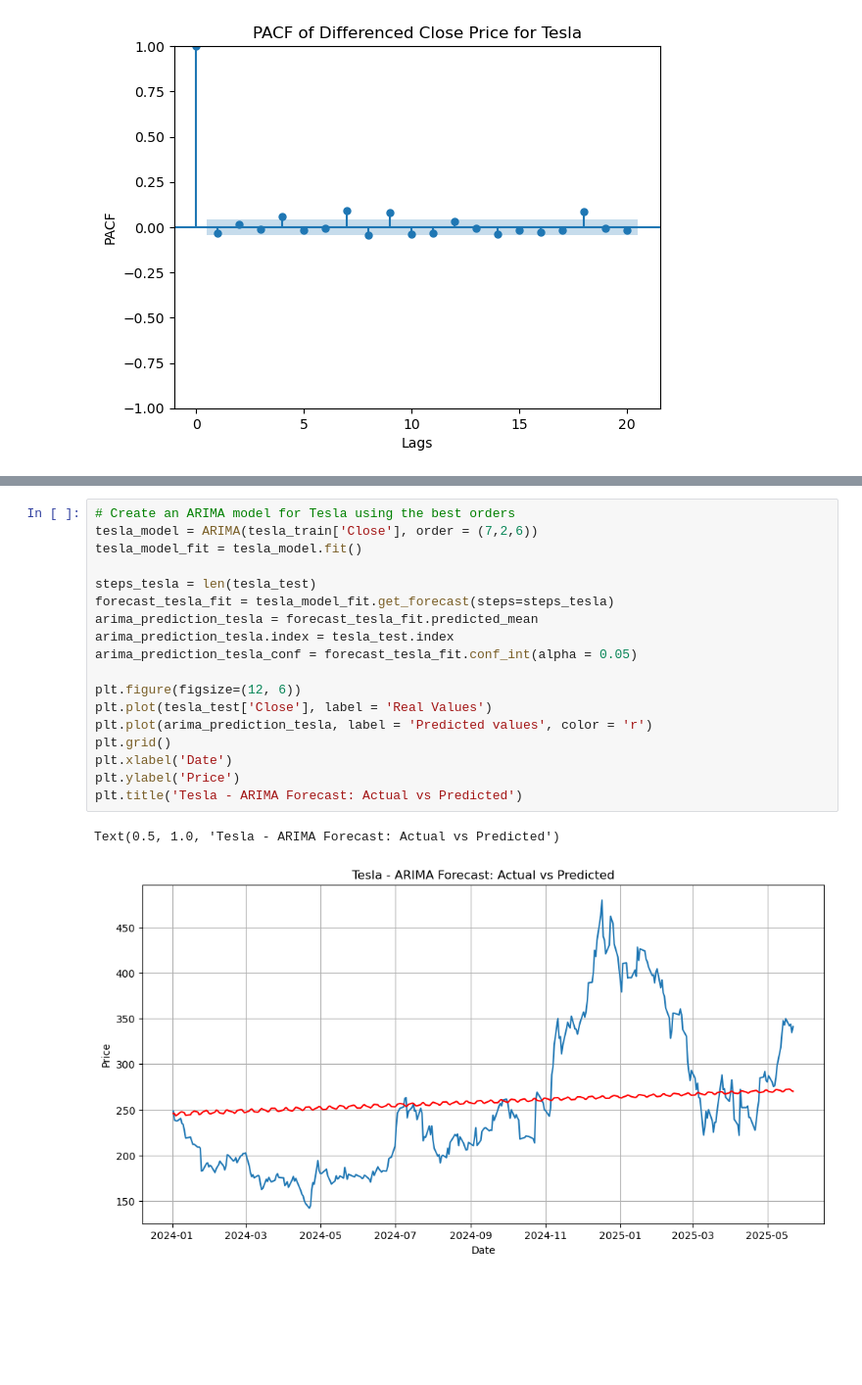
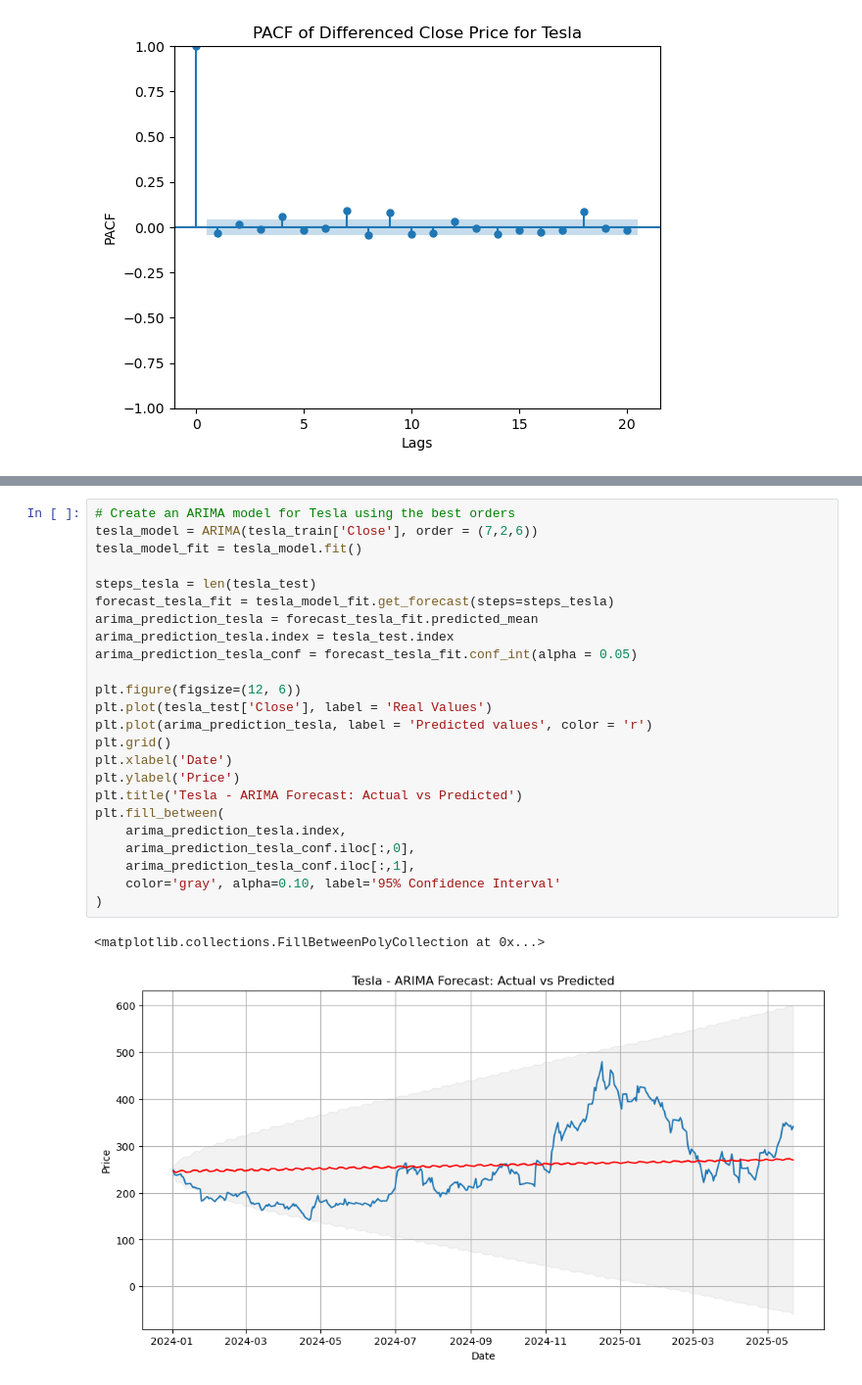
Before and after one commit to pe5kataa/LSTM---ARIMA---Prophet, a Jupyter notebook: 2.1_ARIMA.ipynb, the cells around one changed output, grey strips where cells are left out. Shown at 98% size. Drawn from its saved outputs; the diff is of its cells as text; blank space fills up the shorter version.

```diff
--- a/2.1_ARIMA.ipynb
+++ b/2.1_ARIMA.ipynb
@@ -223,24 +221,30 @@ Best model MAPE is (6, 1, 4) with MAPE: 0.237467987382078
 # %%
 # Create an ARIMA model for Tesla using the best orders
 tesla_model = ARIMA(tesla_train['Close'], order = (7,2,6))
 tesla_model_fit = tesla_model.fit()
 
 steps_tesla = len(tesla_test)
 forecast_tesla_fit = tesla_model_fit.get_forecast(steps=steps_tesla)
 arima_prediction_tesla = forecast_tesla_fit.predicted_mean
 arima_prediction_tesla.index = tesla_test.index
 arima_prediction_tesla_conf = forecast_tesla_fit.conf_int(alpha = 0.05)
 
 plt.figure(figsize=(12, 6))
 plt.plot(tesla_test['Close'], label = 'Real Values')
 plt.plot(arima_prediction_tesla, label = 'Predicted values', color = 'r')
 plt.grid()
 plt.xlabel('Date')
 plt.ylabel('Price')
 plt.title('Tesla - ARIMA Forecast: Actual vs Predicted')
+plt.fill_between(
+    arima_prediction_tesla.index,
+    arima_prediction_tesla_conf.iloc[:,0],
+    arima_prediction_tesla_conf.iloc[:,1],
+    color='gray', alpha=0.10, label='95% Confidence Interval'
+)
 # %% [output]
-Text(0.5, 1.0, 'Tesla - ARIMA Forecast: Actual vs Predicted')
+<matplotlib.collections.FillBetweenPolyCollection at 0x...>
-[figure, old version]
+[figure, new version]
 # %%
 #Calcuate MSE, MAE, MAPE and Z-score for Tesla ARIMA model
 mse_tesla = mean_squared_error(tesla_test['Close'], arima_prediction_tesla)
```
Also changed, not shown: parts of 5 cells of this notebook.
